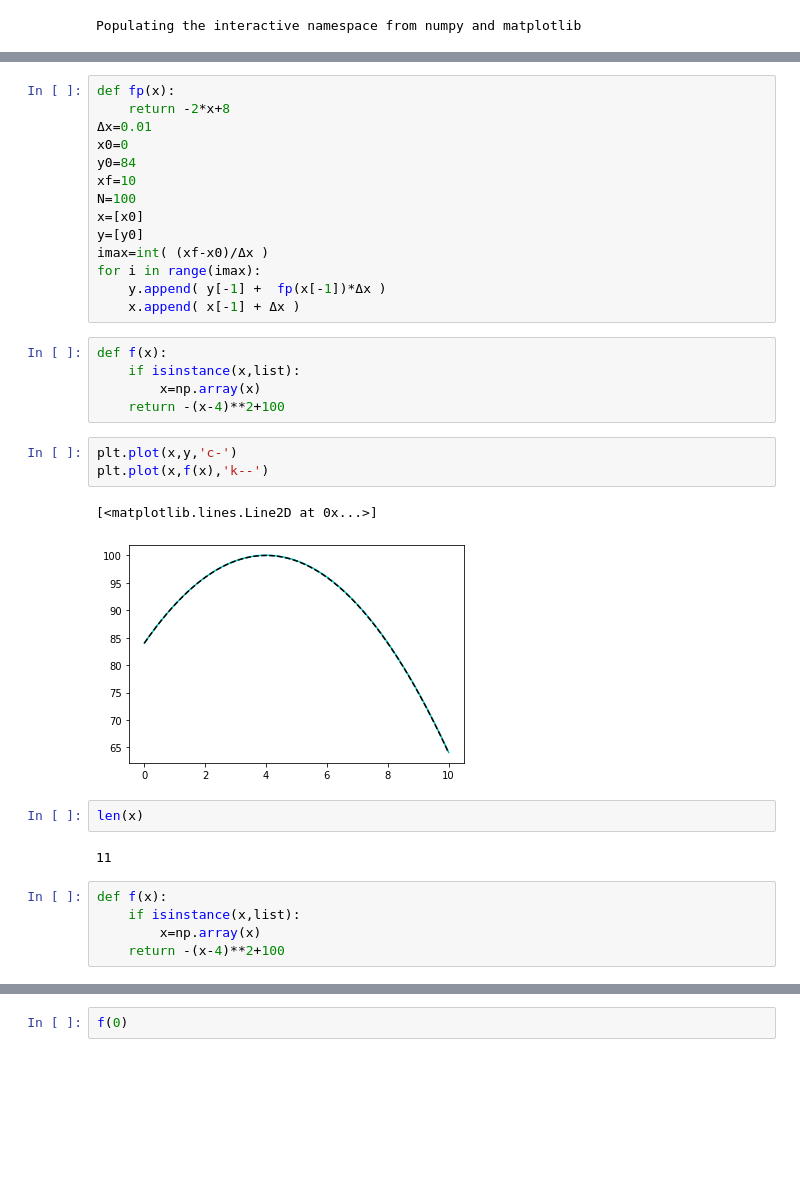
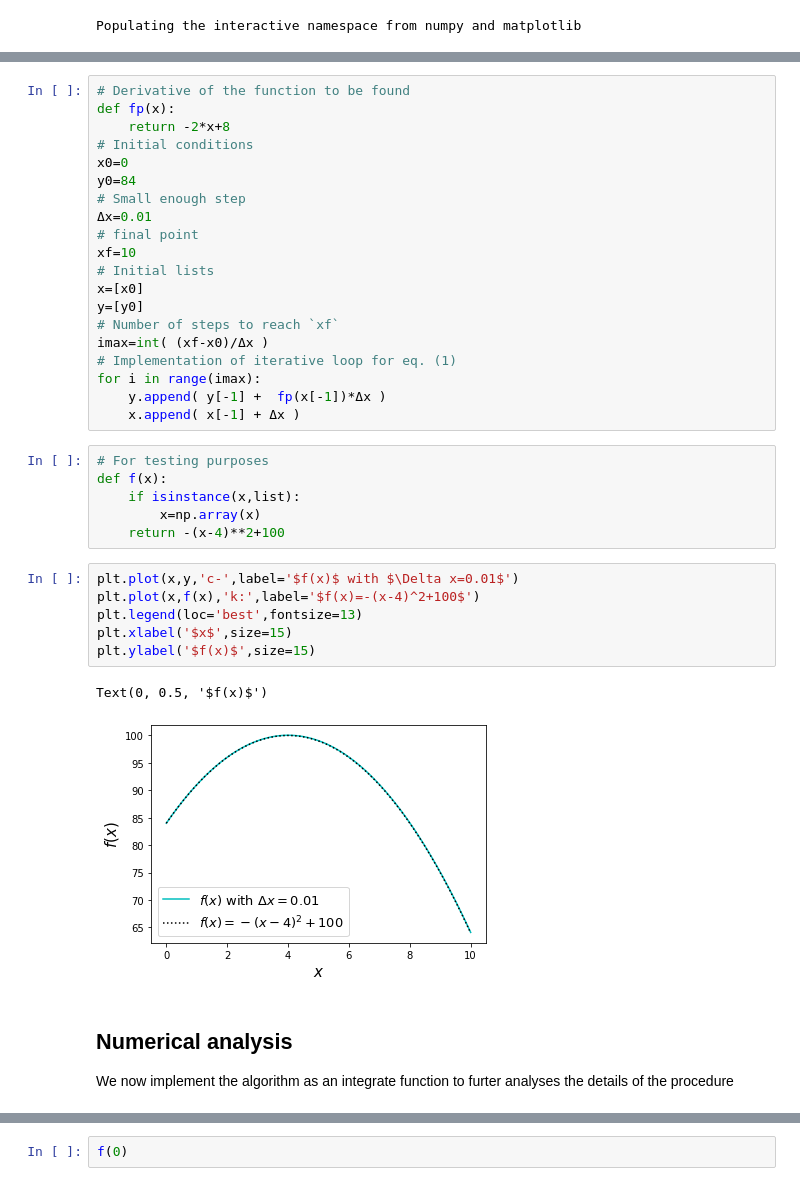
Before and after one commit to restrepo/Calculus, a Jupyter notebook: Differential_equations.ipynb, the cells around one changed output, grey strips where cells are left out. Cells and saved outputs as stored; diff of their text form; blank space fills up the shorter version.

```diff
--- a/Differential_equations.ipynb
+++ b/Differential_equations.ipynb
@@ -8,34 +35,38 @@ Populating the interactive namespace from numpy and matplotlib
 # %%
+# Derivative of the function to be found
 def fp(x):
     return -2*x+8
-Δx=0.01
+# Initial conditions
 x0=0
 y0=84
+# Small enough step
+Δx=0.01
+# final point
 xf=10
-N=100
+# Initial lists
 x=[x0]
 y=[y0]
+# Number of steps to reach `xf`
 imax=int( (xf-x0)/Δx )
+# Implementation of iterative loop for eq. (1)
 for i in range(imax):
     y.append( y[-1] +  fp(x[-1])*Δx )
     x.append( x[-1] + Δx )
 # %%
+# For testing purposes
 def f(x):
     if isinstance(x,list):
         x=np.array(x)
     return -(x-4)**2+100
-# %%
-plt.plot(x,y,'c-')
-plt.plot(x,f(x),'k--')
-# %% [output]
-[<matplotlib.lines.Line2D at 0x...>]
-[figure, removed]
-# %%
-len(x)
-# %% [output]
-11
-# %%
-def f(x):
-    if isinstance(x,list):
-        x=np.array(x)
-    return -(x-4)**2+100
+# %%
+plt.plot(x,y,'c-',label='$f(x)$ with $\Delta x=0.01$')
+plt.plot(x,f(x),'k:',label='$f(x)=-(x-4)^2+100$')
+plt.legend(loc='best',fontsize=13)
+plt.xlabel('$x$',size=15)
+plt.ylabel('$f(x)$',size=15)
+# %% [output]
+Text(0, 0.5, '$f(x)$')
+[figure, added]
+# %% [markdown]
+## Numerical analysis
+We now implement the algorithm as an integrate function to furter analyses the details of the procedure
```
Also changed, not shown: parts of 8 cells of this notebook.
